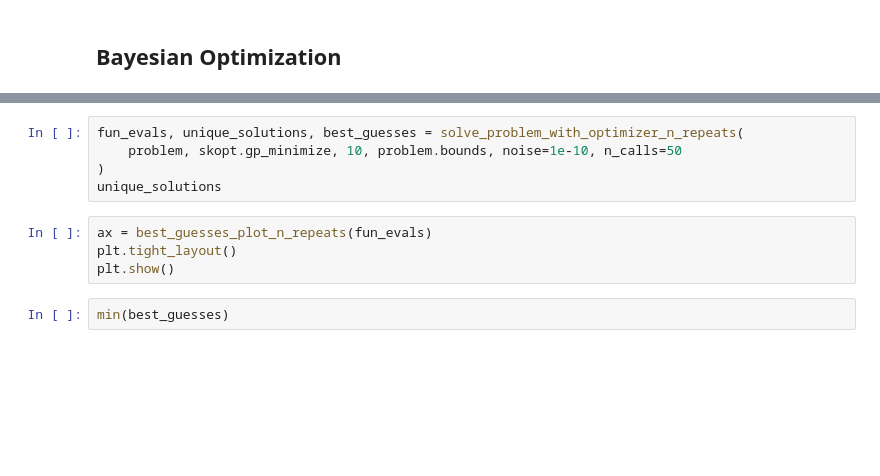
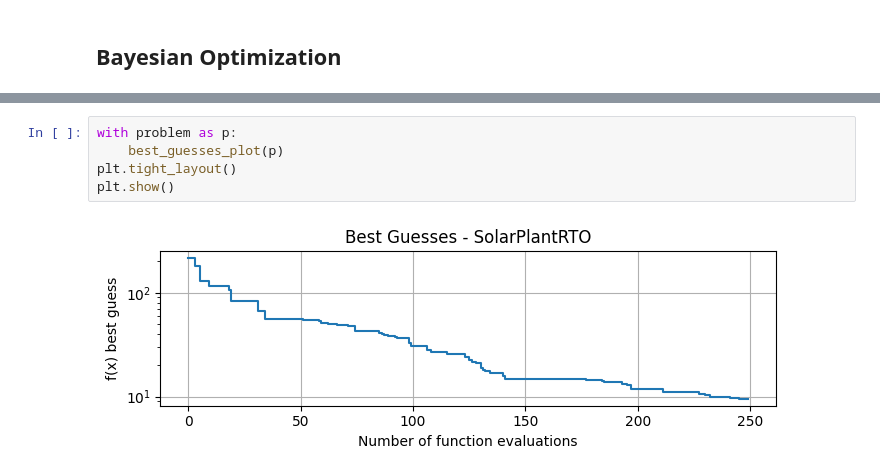
Before and after one commit to billtubbs/opt-problems, a Jupyter notebook: Demo-Solar-Plant-Problem.ipynb, the cells around one changed output, grey strips where cells are left out. Saved outputs shown, nothing was run; the diff lists cells and outputs as text; blank space fills up the shorter version.

```diff
--- a/Demo-Solar-Plant-Problem.ipynb
+++ b/Demo-Solar-Plant-Problem.ipynb
@@ -292,11 +253,7 @@ plt.show()
-# %%
-fun_evals, unique_solutions, best_guesses = solve_problem_with_optimizer_n_repeats(
-    problem, skopt.gp_minimize, 10, problem.bounds, noise=1e-10, n_calls=50
-)
-unique_solutions
 # %%
-ax = best_guesses_plot_n_repeats(fun_evals)
+with problem as p:
+    best_guesses_plot(p)
 plt.tight_layout()
 plt.show()
+# %% [output]
+[figure, added]
-# %%
-min(best_guesses)
```
Also changed, not shown: parts of 26 cells of this notebook, 5 other files.
